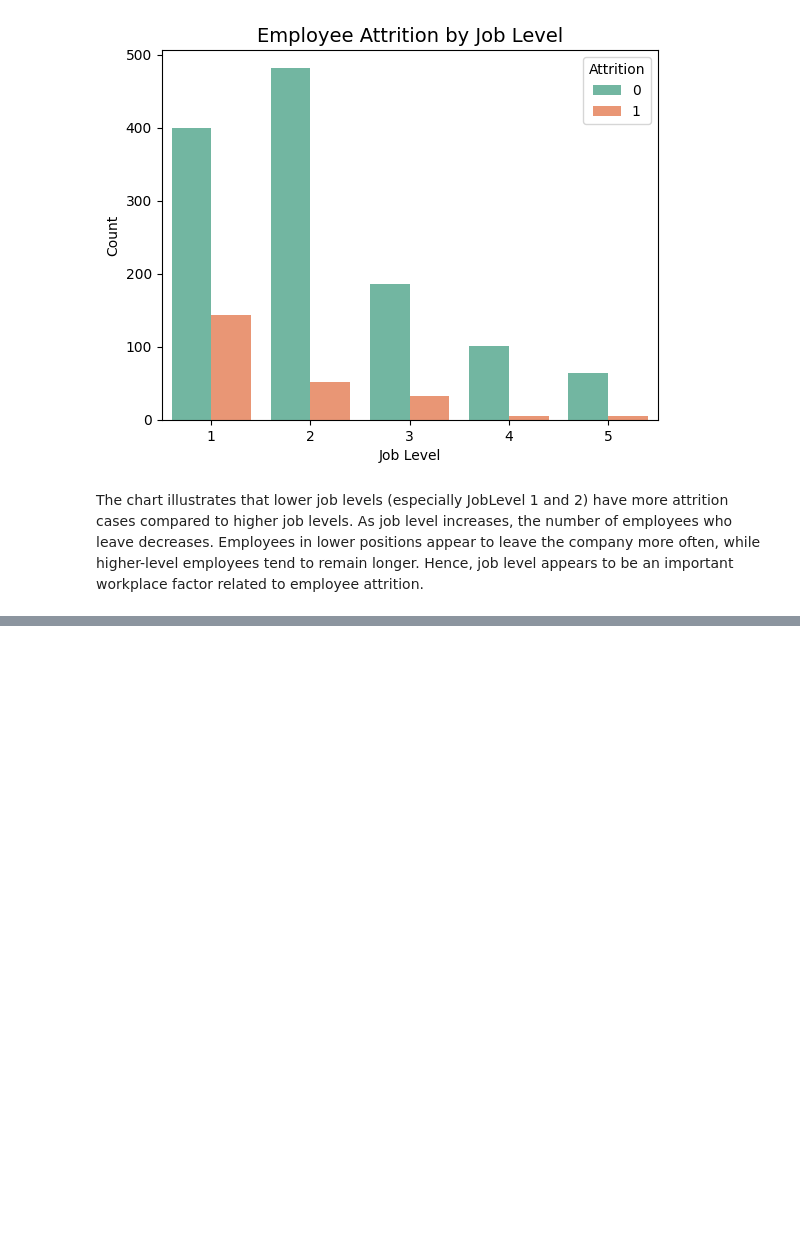
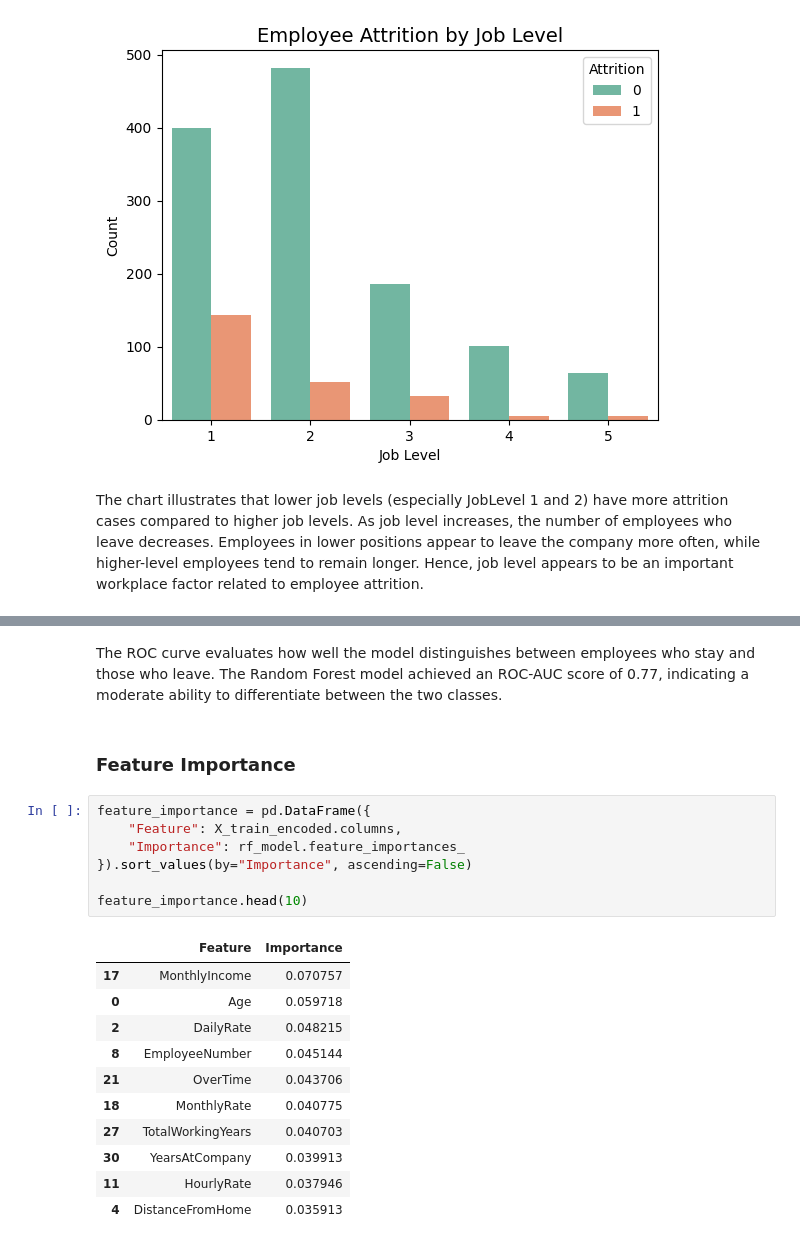
Before and after one commit to Kaurgurpreet23/CPSC5071, a Jupyter notebook: code/CPSC_5071Project.ipynb, the cells around one changed output, grey strips where cells are left out. Saved outputs shown, nothing was run; the diff lists cells and outputs as text; blank space fills up the shorter version.

```diff
--- a/code/CPSC_5071Project.ipynb
+++ b/code/CPSC_5071Project.ipynb
@@ -541,0 +608,23 @@ The chart illustrates that lower job levels (especially JobLevel 1 and 2) have m
+# %% [markdown]
+The ROC curve evaluates how well the model distinguishes between employees who stay and those who leave. The Random Forest model achieved an ROC-AUC score of 0.77, indicating a moderate ability to differentiate between the two classes.
+# %% [markdown]
+### Feature Importance
+# %%
+feature_importance = pd.DataFrame({
+    "Feature": X_train_encoded.columns,
+    "Importance": rf_model.feature_importances_
+}).sort_values(by="Importance", ascending=False)
+
+feature_importance.head(10)
+# %% [output]
+|  | Feature | Importance |
+| 17 | MonthlyIncome | 0.070757 |
+| 0 | Age | 0.059718 |
+| 2 | DailyRate | 0.048215 |
+| 8 | EmployeeNumber | 0.045144 |
+| 21 | OverTime | 0.043706 |
+| 18 | MonthlyRate | 0.040775 |
+| 27 | TotalWorkingYears | 0.040703 |
+| 30 | YearsAtCompany | 0.039913 |
+| 11 | HourlyRate | 0.037946 |
+| 4 | DistanceFromHome | 0.035913 |
```
Also changed, not shown: parts of 15 cells of this notebook.
